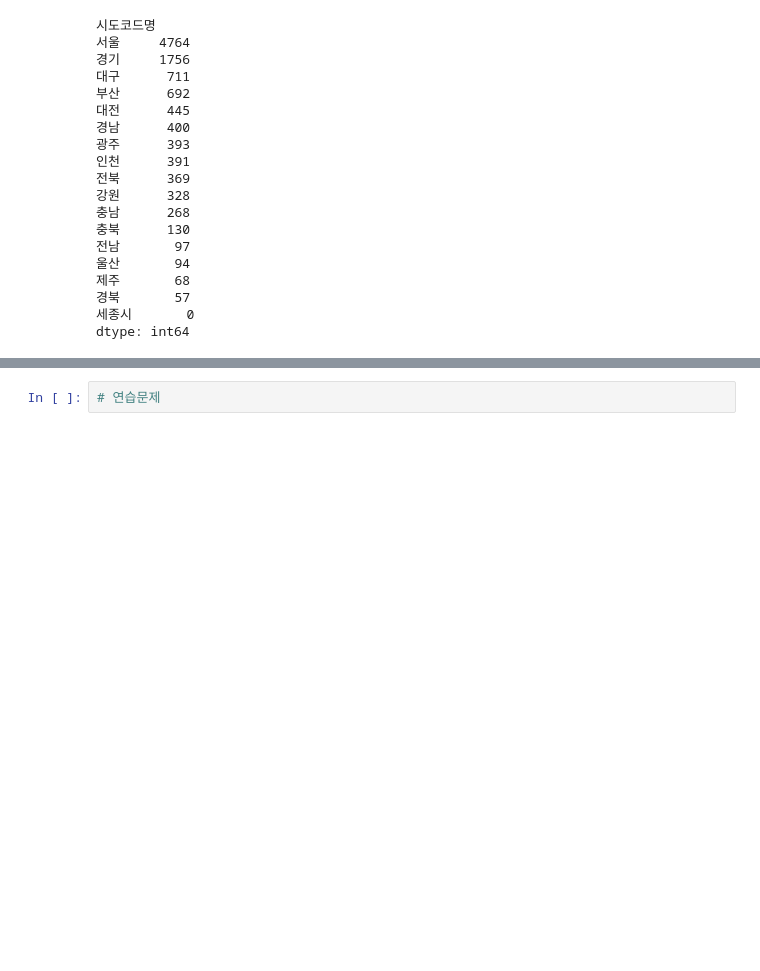
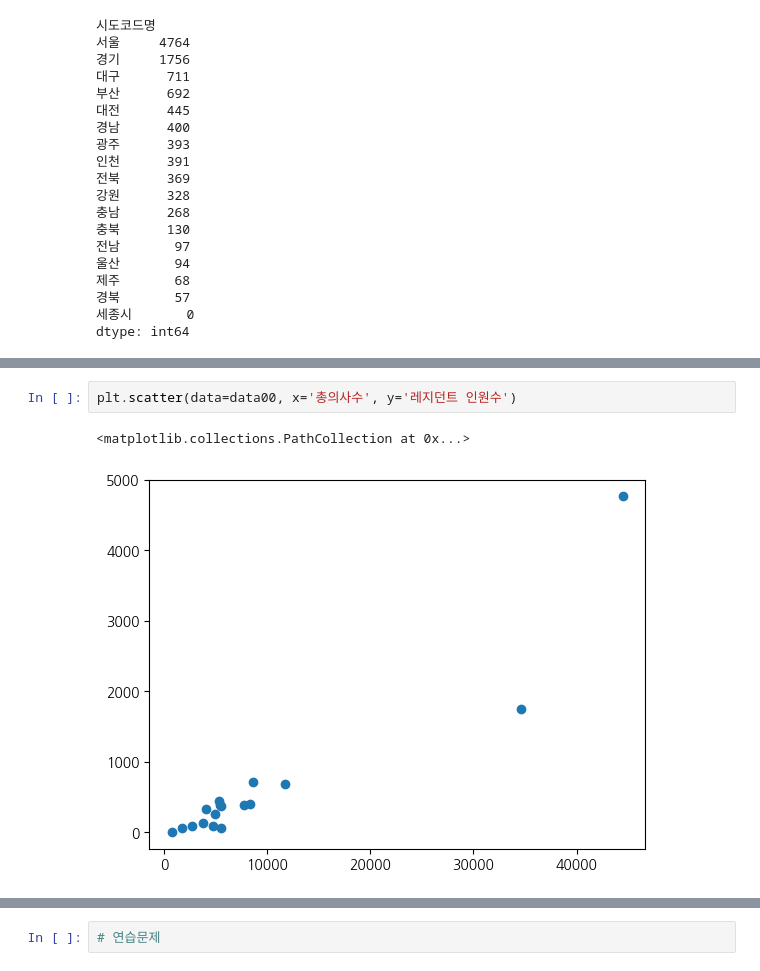
Before and after one commit to qooqookeke/car_greenhouse_gas, a Jupyter notebook: hospital.ipynb, the cells around one changed output, grey strips where cells are left out. Drawn from its saved outputs; the diff is of its cells as text; blank space fills up the shorter version.

```diff
--- a/hospital.ipynb
+++ b/hospital.ipynb
@@ -1149,0 +1280,5 @@ dtype: int64
+# %%
+plt.scatter(data=data00, x='총의사수', y='레지던트 인원수')
+# %% [output]
+<matplotlib.collections.PathCollection at 0x...>
+[figure, added]
```
Also changed, not shown: parts of 15 cells of this notebook, 1 other file.
